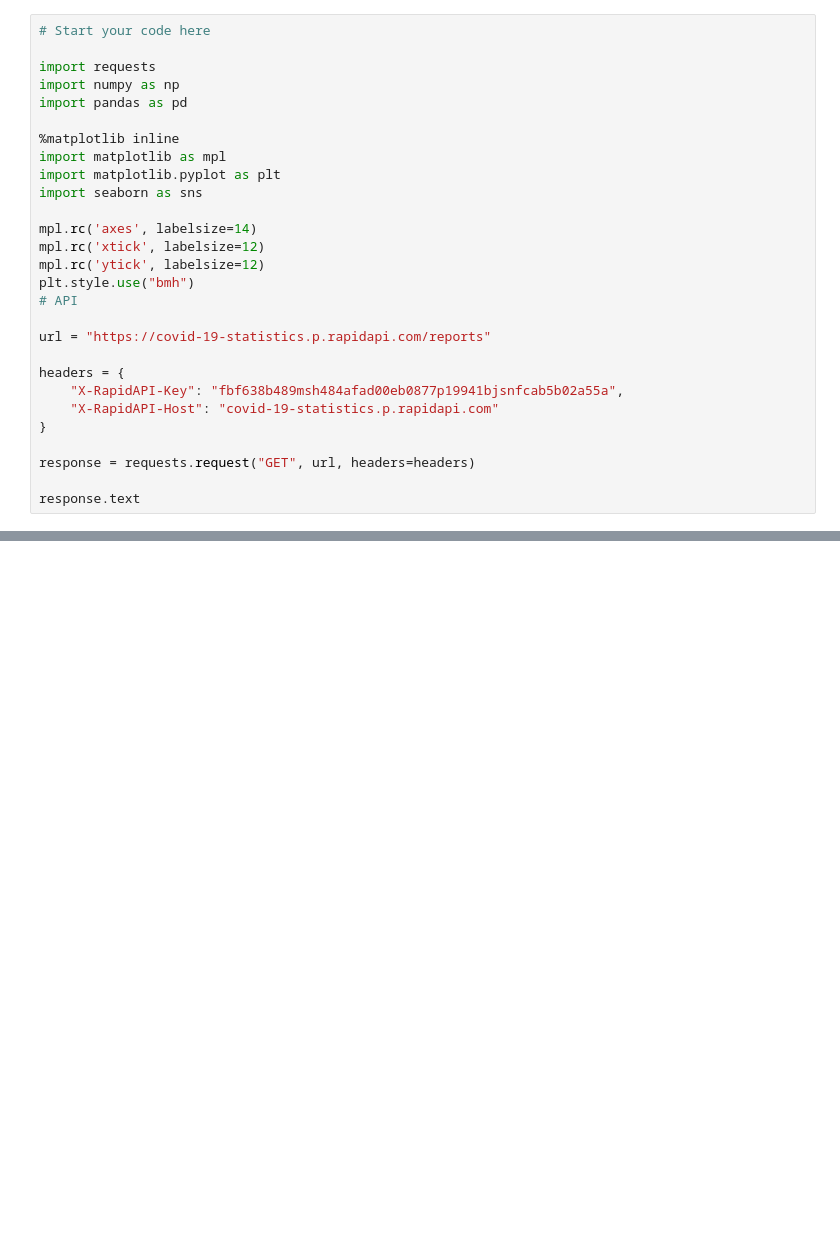
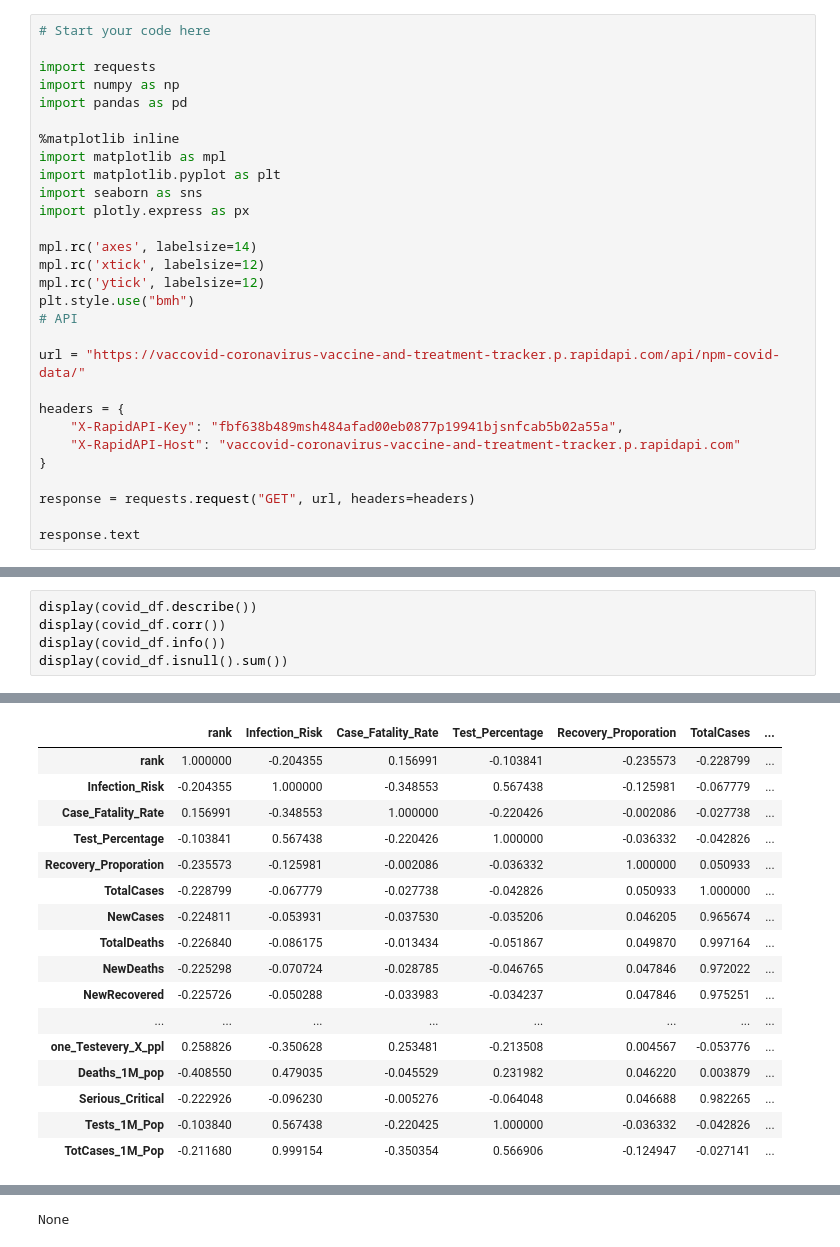
Before and after one commit to IT4063C-Fall22/final-project-zhukv98, a Jupyter notebook: source.ipynb, the cells around one changed output, grey strips where cells are left out. Cells and saved outputs as stored; diff of their text form; blank space fills up the shorter version.

```diff
--- a/source.ipynb
+++ b/source.ipynb
@@ -37,6 +38,7 @@ import pandas as pd
 import matplotlib as mpl
 import matplotlib.pyplot as plt
 import seaborn as sns
+import plotly.express as px
 
 mpl.rc('axes', labelsize=14)
 mpl.rc('xtick', labelsize=12)
@@ -44,11 +46,11 @@ mpl.rc('ytick', labelsize=12)
 plt.style.use("bmh")
 # API
 
-url = "https://covid-19-statistics.p.rapidapi.com/reports"
+url = "https://vaccovid-coronavirus-vaccine-and-treatment-tracker.p.rapidapi.com/api/npm-covid-data/"
 
 headers = {
 	"X-RapidAPI-Key": "fbf638b489msh484afad00eb0877p19941bjsnfcab5b02a55a",
-	"X-RapidAPI-Host": "covid-19-statistics.p.rapidapi.com"
+	"X-RapidAPI-Host": "vaccovid-coronavirus-vaccine-and-treatment-tracker.p.rapidapi.com"
 }
 
 response = requests.request("GET", url, headers=headers)
@@ -116,0 +138,6 @@ display(df)
+# %%
+display(covid_df.describe())
+display(covid_df.corr())
+display(covid_df.info())
+display(covid_df.isnull().sum())
+# %% [output]
@@ -116,0 +153,17 @@ display(df)
+|  | rank | Infection_Risk | Case_Fatality_Rate | Test_Percentage | Recovery_Proporation | TotalCases | ... |
+| rank | 1.000000 | -0.204355 | 0.156991 | -0.103841 | -0.235573 | -0.228799 | ... |
+| Infection_Risk | -0.204355 | 1.000000 | -0.348553 | 0.567438 | -0.125981 | -0.067779 | ... |
+| Case_Fatality_Rate | 0.156991 | -0.348553 | 1.000000 | -0.220426 | -0.002086 | -0.027738 | ... |
+| Test_Percentage | -0.103841 | 0.567438 | -0.220426 | 1.000000 | -0.036332 | -0.042826 | ... |
+| Recovery_Proporation | -0.235573 | -0.125981 | -0.002086 | -0.036332 | 1.000000 | 0.050933 | ... |
+| TotalCases | -0.228799 | -0.067779 | -0.027738 | -0.042826 | 0.050933 | 1.000000 | ... |
+| NewCases | -0.224811 | -0.053931 | -0.037530 | -0.035206 | 0.046205 | 0.965674 | ... |
+| TotalDeaths | -0.226840 | -0.086175 | -0.013434 | -0.051867 | 0.049870 | 0.997164 | ... |
+| NewDeaths | -0.225298 | -0.070724 | -0.028785 | -0.046765 | 0.047846 | 0.972022 | ... |
+| NewRecovered | -0.225726 | -0.050288 | -0.033983 | -0.034237 | 0.047846 | 0.975251 | ... |
+| ... | ... | ... | ... | ... | ... | ... | ... |
+| one_Testevery_X_ppl | 0.258826 | -0.350628 | 0.253481 | -0.213508 | 0.004567 | -0.053776 | ... |
+| Deaths_1M_pop | -0.408550 | 0.479035 | -0.045529 | 0.231982 | 0.046220 | 0.003879 | ... |
+| Serious_Critical | -0.222926 | -0.096230 | -0.005276 | -0.064048 | 0.046688 | 0.982265 | ... |
+| Tests_1M_Pop | -0.103840 | 0.567438 | -0.220425 | 1.000000 | -0.036332 | -0.042826 | ... |
+| TotCases_1M_Pop | -0.211680 | 0.999154 | -0.350354 | 0.566906 | -0.124947 | -0.027141 | ... |
@@ -116,0 +187 @@ display(df)
+None
```
Also changed, not shown: parts of 30 cells of this notebook, 3 other files.
